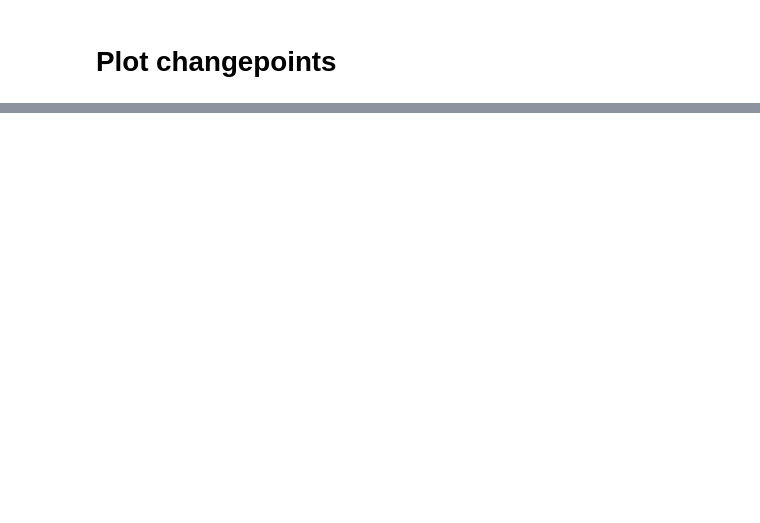
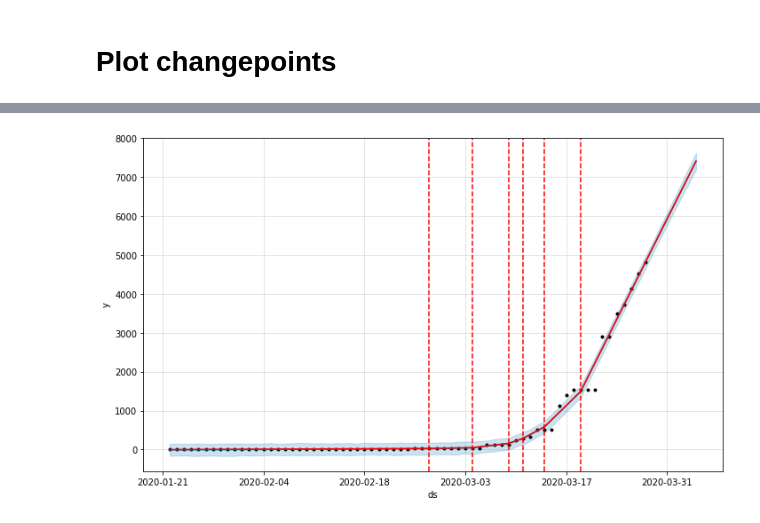
Before and after one commit to kairess/corona-virus-prediction, a Jupyter notebook: corona19_confirmed_prediction.ipynb, the cells around one changed output, grey strips where cells are left out. Drawn from its saved outputs; the diff is of its cells as text; code cells hidden in the pictures; blank space fills up the shorter version.

```diff
--- a/corona19_confirmed_prediction.ipynb
+++ b/corona19_confirmed_prediction.ipynb
@@ -234,0 +109,13 @@ a = add_changepoints_to_plot(fig.gca(), m, forecast)
+# %%
+re_korea = data[data['Country/Region'] == 'Korea, South']
+
+re_korea = np.column_stack([re_korea.Date, re_korea.Recovered])
+re_korea =  pd.DataFrame(re_korea)
+
+re_korea = re_korea.reset_index().rename(columns={0: 'date', 1: 'recover'})
+re_korea = re_korea.drop("index", axis=1)
+
+# re_korea = re_korea.append([
+#   {'date': pd.to_date time('2020-03-15'), 'recover': 834}], ignore_index=True)
+
+re_korea.tail()
@@ -234,0 +141,7 @@ a = add_changepoints_to_plot(fig.gca(), m, forecast)
+# %%
+re_prophet = re_korea.rename(columns={
+    'date': 'ds',
+    'recover': 'y'
+})
+
+re_prophet.tail()
@@ -234,0 +155,17 @@ a = add_changepoints_to_plot(fig.gca(), m, forecast)
+# %%
+m = Prophet(
+    changepoint_prior_scale=0.2, # increasing it will make the trend more flexible
+    changepoint_range=0.99, # place potential changepoints in the first 98% of the time series
+    yearly_seasonality=False,
+    weekly_seasonality=False,
+    daily_seasonality=True,
+    seasonality_mode='additive'
+)
+
+m.fit(re_prophet)
+
+future = m.make_future_dataframe(periods=7)
+forecast = m.predict(future)
+
+fig = plot_plotly(m, forecast)
+py.iplot(fig)
@@ -234,0 +174,5 @@ a = add_changepoints_to_plot(fig.gca(), m, forecast)
+# %%
+fig = m.plot(forecast)
+a = add_changepoints_to_plot(fig.gca(), m, forecast)
+# %% [output]
+[figure, added]
```
Also changed, not shown: parts of 34 cells of this notebook.
